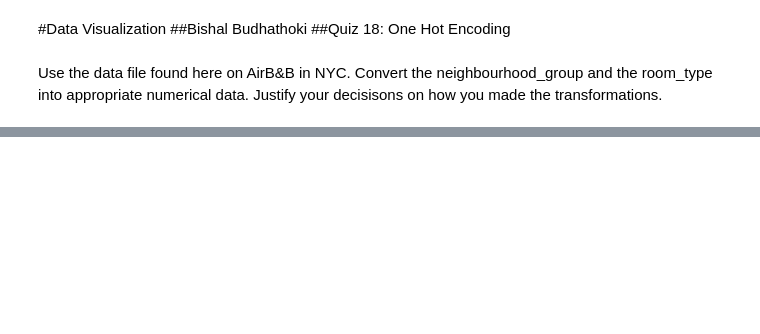
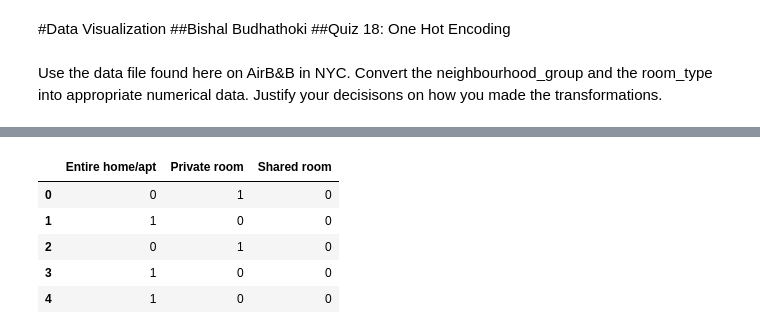
Before and after one commit to bbishal12/Quiz0, a Jupyter notebook: Quiz_18_Encoding.ipynb, the cells around one changed output, grey strips where cells are left out. Drawn from its saved outputs; the diff is of its cells as text; code cells hidden in the pictures; blank space fills up the shorter version.

```diff
--- a/Quiz_18_Encoding.ipynb
+++ b/Quiz_18_Encoding.ipynb
@@ -17,3 +17,12 @@ df.head()
 | 2 | 3647 | THE VILLAGE OF HARLEM....NEW YORK ! | 4632 | Elisabeth | Manhattan | Harlem | 40.80902 | -73.94190 | ... |
 | 3 | 3831 | Cozy Entire Floor of Brownstone | 4869 | LisaRoxanne | Brooklyn | Clinton Hill | 40.68514 | -73.95976 | ... |
 | 4 | 5022 | Entire Apt: Spacious Studio/Loft ... | 7192 | Laura | Manhattan | East Harlem | 40.79851 | -73.94399 | ... |
+# %%
+pd.get_dummies(df.room_type).head()
+# %% [output]
+|  | Entire home/apt | Private room | Shared room |
+| 0 | 0 | 1 | 0 |
+| 1 | 1 | 0 | 0 |
+| 2 | 0 | 1 | 0 |
+| 3 | 1 | 0 | 0 |
+| 4 | 1 | 0 | 0 |
```
Also changed, not shown: parts of 10 cells of this notebook.
